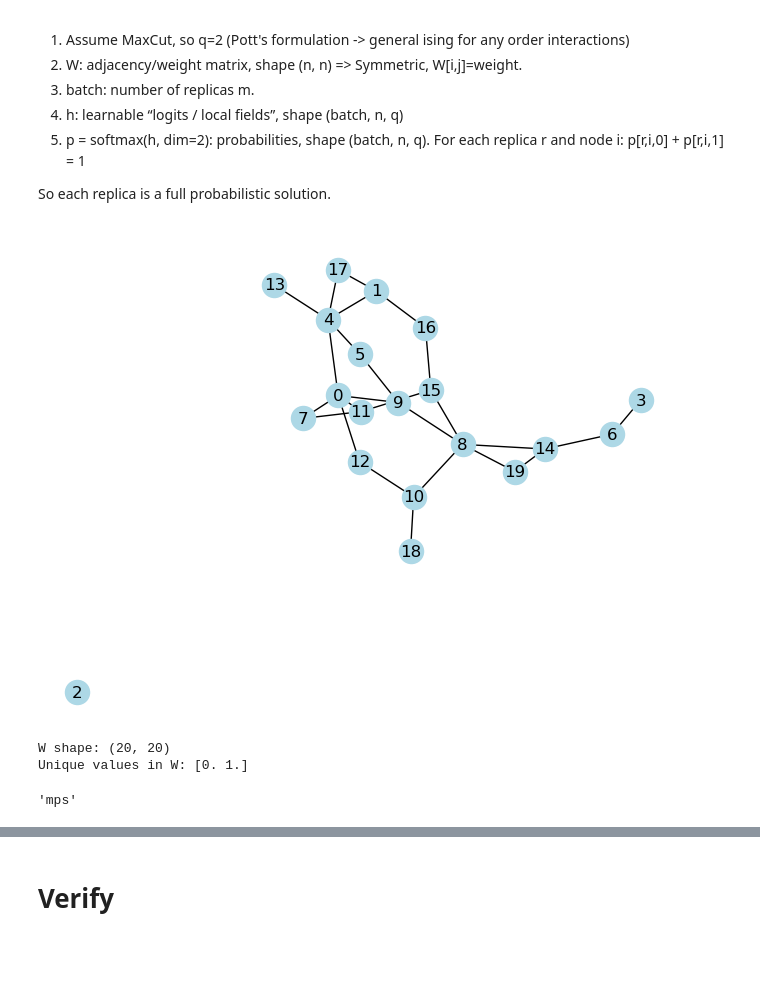
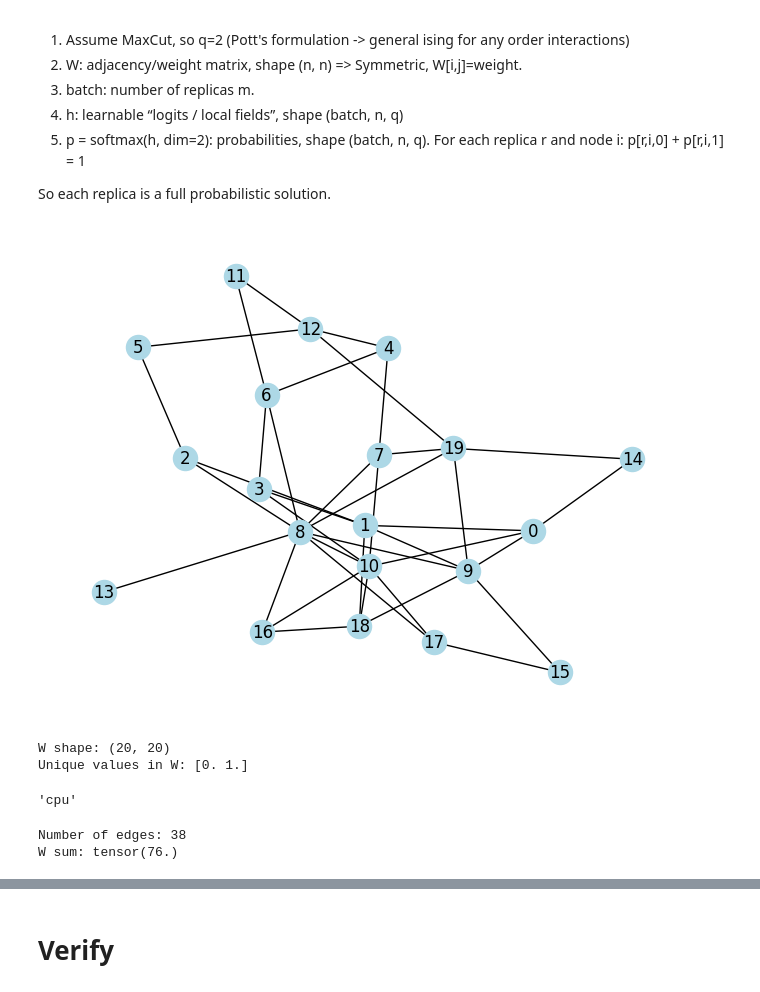
Before and after one commit to ronitd2002/QeFEM, a Jupyter notebook: classical/maxcut-trial-run.ipynb, the cells around one changed output, grey strips where cells are left out. Saved outputs shown, nothing was run; the diff lists cells and outputs as text; code cells hidden in the pictures; blank space fills up the shorter version.

```diff
--- a/classical/maxcut-trial-run.ipynb
+++ b/classical/maxcut-trial-run.ipynb
@@ -25,40 +25,40 @@ def draw_graph(G, seed=42):
     plt.show()
 def graph_to_binary_adjacency(G):
     n = G.number_of_nodes()
     W = np.zeros((n, n), dtype=np.float32)
     for u, v in G.edges():
         W[u, v] = 1.0
         W[v, u] = 1.0
     return W
 
 def draw_cut(G, x, seed=42):
     pos = nx.spring_layout(G, seed=seed)
 
     # node colors: 0 -> one color, 1 -> another
     node_colors = ["tab:blue" if x[i] == 0 else "tab:orange" for i in G.nodes()]
 
     # edge colors: cut edges in red, others in light gray
     edge_colors = []
     for u, v in G.edges():
         edge_colors.append("tab:red" if x[u] != x[v] else "lightgray")
 
     nx.draw(G, pos, with_labels=True, node_color=node_colors, edge_color=edge_colors, width=2)
     plt.show()
 
 # generate graph
-G = random_binary_undirected_graph(n_nodes=20, edge_prob=0.1, seed=7)
+G = random_binary_undirected_graph(n_nodes=20, edge_prob=0.2, seed=1)
 draw_graph(G)
 # adjacency matrix
 W = graph_to_binary_adjacency(G)
 print("W shape:", W.shape)
 print("Unique values in W:", np.unique(W))
 # %% [output]
-[figure, old version]
+[figure, new version]
 W shape: (20, 20)
 Unique values in W: [0. 1.]
 # %%
 # --- device ---
-device = "mps" if torch.backends.mps.is_available() else "cpu"
+device = "cpu"  # "mps" if torch.backends.mps.is_available() else "cpu"
 
 # --- graph ---
 W = torch.tensor(W, dtype=torch.float32).to(device)
@@ -73,7 +73,13 @@ beta_range = torch.linspace(0.5, 20.0, steps=200).to(device)
 h = torch.nn.Parameter(torch.rand(batch, n, q, device=device))
 device
 # %% [output]
-'mps'
+'cpu'
+# %%
+print("Number of edges:", len(G.edges()))
+print("W sum:", W.sum())
+# %% [output]
+Number of edges: 38
+W sum: tensor(76.)
 # %%
 def cut(W, p):
     # W: (n,n), p: (batch,n,q)
```
Also changed, not shown: parts of 3 cells of this notebook, 9 other files.
